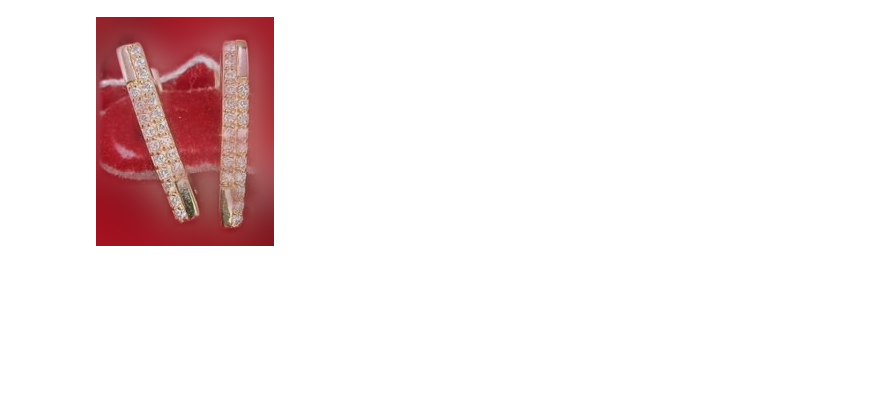
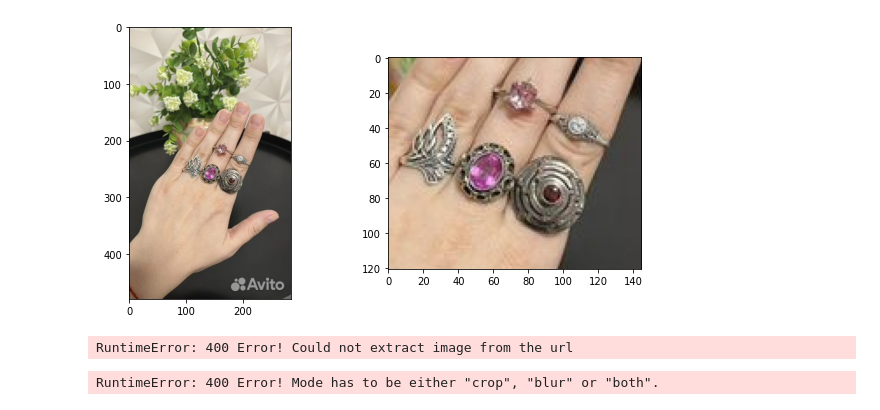
Before and after one commit to ValeevAR/BestBackground, a Jupyter notebook: Service/test.ipynb, the cells around one changed output. Cells and saved outputs as stored; diff of their text form; code cells hidden in the pictures; blank space fills up the shorter version.

Commit message:
backend both mode added

```diff
--- a/Service/test.ipynb
+++ b/Service/test.ipynb
@@ -5,0 +8,38 @@ from src.client import Client
+# %%
+def read_img(url):
+    '''
+    Read image from url
+    '''
+    req_img = requests.get(url).content
+    img = Image.open(io.BytesIO(req_img))
+    return img
+
+
+def draw_response(url, result):
+    orig_img = read_img(url)
+    subplot_num = len(result) + 1
+    plt.close()
+    plt.figure(figsize=(5 * subplot_num,5))
+
+    plt.subplot(1, subplot_num, 1)
+    plt.imshow(orig_img)
+
+    plt.subplot(1, subplot_num, 2)
+    plt.imshow(result[0])
+
+    if subplot_num == 3:
+        plt.subplot(1, subplot_num, 3)
+        plt.imshow(result[1])
+
+    plt.show()
+# %%
+urls = [
+    r'https://00.img.avito.st/image/1/1.TS0C-La44cQ0USPBFPVsPjla48K8WWPMdFzjxrJR6c60.tJU3U0ZP3BlosloS0te97PuyC3k47oSVhQaJvtWq0io',
+    r'https://60.img.avito.st/image/1/1.ZSRRcra4yc1nxUvAF1dNI2TQy8vv00vbZ97Lz-Hbwcfn.jfQln5nWSg4VETgb7owRGLiLgtSFdKu4KkN2vL6XKaw',
+    r'https://50.img.avito.st/image/1/1.oaLQqLa4DUvmAc9Onrbyx-MKD01uCY9DpgwPSWABBUFm.3hFvAfDTU231YBeZyNfRQCkzkCPw3g3GCTr1PN2_jxg',
+    r'https://70.img.avito.st/image/1/1.vMhO17a4ECF4ftIkOqGzjXt1EifwdpIpOHMSI_5-GCv4.YHhhIatQHjUmyfP6KDXaNYt5kW1DurOuVFvjOHMS9x4',
+    r'https://60.img.avito.st/image/1/1.YRPe17a4zfrofg__kMJJOe51z_xgdk_yqHPP-G5-xfBo.U0htBgI-0-Hz7EmKeDR3LI-cKhXd1z-yYgl7AiBq3nA',
+    r'https://30.img.avito.st/image/1/1.xtCY6ra5ajmuQ6g8mIX453tJbDMsyWL7KUloPSRDYDs.gQlB4xwXpezHKDwRdmvKgsAKCF-0OQdSMxjKliambng',
+    r'https://30.img.avito.st/image/1/1.gINi2ba4LGpUcO5vbqvoklx7LmzceK5iFH0uaNJwJGDU.g0OntuAbjE1x_hIpMM4SvQ2MQ0-dCzljqgU7pAc3EOI',
+    r'https://40.img.avito.st/image/1/1.6vJk77a4RhtSRoQePLyrhF1NRB3aTsQTEktEGdRGThHS.ZIOwpVMqmo9OFT5XkaXWUbBtTwVxcAuxdpKjmgwGqhg',
+]
@@ -6,9 +69,12 @@ from src.client import Client
+# %%
+result = cl.process_url(urls[3],
+               mode='crop')
+
+draw_response(urls[3], result)
+# %% [output]
+[figure, added]
 # %%
-cl = Client('http://127.0.0.1:8080')
-
-result = cl.process_url(r'https://20.img.avito.st/image/1/1.qXzrx7a4BZXdbseQtfm7SthlB5NVZoednWMHl1tuDZ9d.DHsWwBn__Gqa0lakPyuP9rapez_JptsiMVQ6kV3Bz6M',
-               mode='blur')
-
-result
+result = cl.process_url(r'https://60.img.avito.st/image/1/1',
+               mode='both')
 # %% [output]
-[figure, removed]
+RuntimeError: 400 Error! Could not extract image from the url
@@ -29,0 +81,5 @@ for url in urls:
+# %%
+result = cl.process_url(urls[0],
+               mode='sandwich')
+# %% [output]
+RuntimeError: 400 Error! Mode has to be either "crop", "blur" or "both".
```
Also changed, not shown: parts of 8 cells of this notebook, 4 other files.
